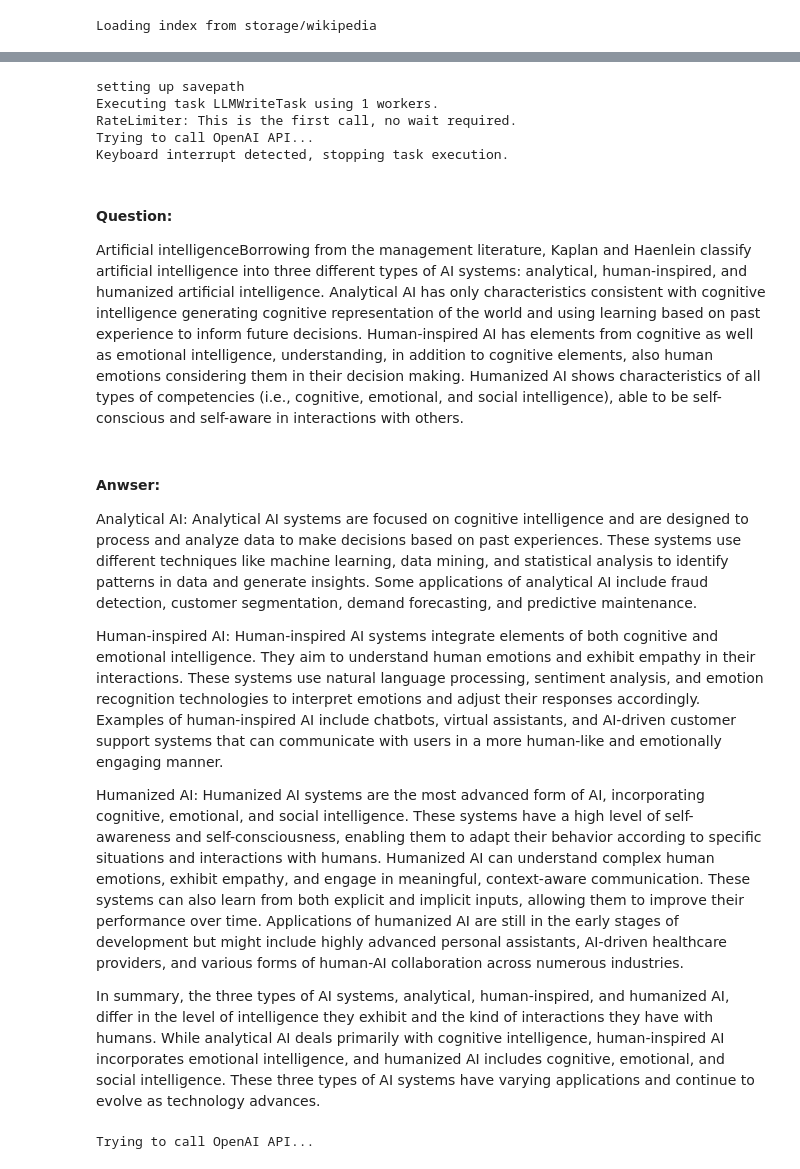
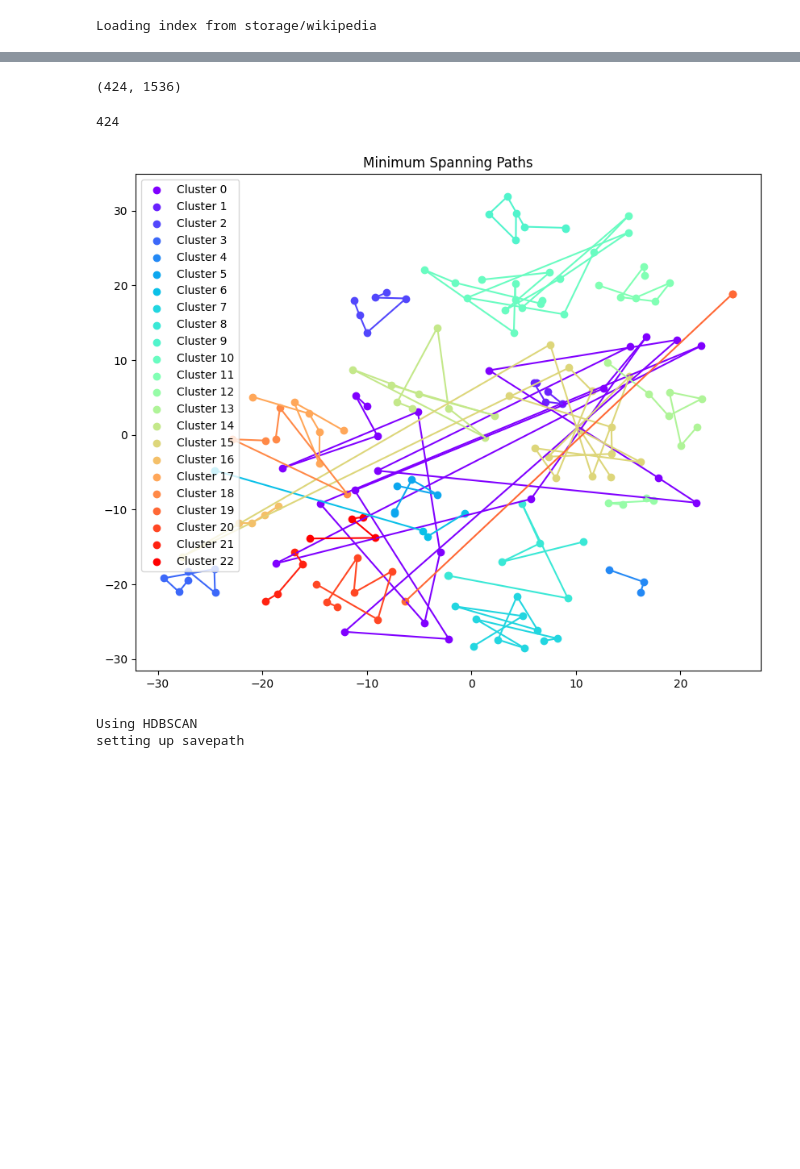
Before and after one commit to Neural-Dragon-AI/BabyDragon, a Jupyter notebook: notebooks/perspective_ideation.ipynb, the cells around one changed output, grey strips where cells are left out. Drawn from its saved outputs; the diff is of its cells as text; code cells hidden in the pictures; blank space fills up the shorter version.

```diff
--- a/notebooks/perspective_ideation.ipynb
+++ b/notebooks/perspective_ideation.ipynb
@@ -179,6 +174,13 @@ gathered_docs = []
 token_count = 0
 for idea in ideas:
     token_count += idea["returned_tokens"]
+# %%
+import tiktoken
+
+ADA_EMBEDDING_SIZE = 1536
+MAX_CONTEXT_LENGTH = 8100
+
+tokenizer = tiktoken.encoding_for_model("gpt-3.5-turbo")
 # %%
 import numpy as np
 import hdbscan
@@ -278,43 +312,15 @@ Batch 0 of 1
 Clusters created successfully.
+# %%
+idea_cluster.idea_index.embeddings.shape
+# %% [output]
+(424, 1536)
+# %%
+len((idea_cluster.idea_index.values))
+# %% [output]
+424
 # %%
 idea_cluster.create_minimum_spanning_paths()
-# %%
-from babydragon.tasks.llm_task import LLMWriter
-chatbot = Chat(model="gpt-4")
-
-# Iterate over the minimum spanning paths and generate summaries
-all_summaries = []
-for cluster_paths in idea_cluster.min_span_paths:
-    cluster_summaries = []
-    for path in cluster_paths:
-        llm_writer = LLMWriter(
-            index=idea_cluster.idea_index,
-            path=[path],
-            chatbot=chatbot,
-            task_name="summary",
-            max_workers=1,
-            backup=False,
-        )
-        summary_index = llm_writer.write()
-        cluster_summaries.append(summary_index.values)
-    all_summaries.append(cluster_summaries)
-# %% [output]
-setting up savepath
-Executing task LLMWriteTask using 1 workers.
-RateLimiter: This is the first call, no wait required.
-Trying to call OpenAI API...
-Keyboard interrupt detected, stopping task execution.
-#### Question:
- Artificial intelligenceBorrowing from the management literature, Kaplan and Haenlein classify artificial intelligence into three different types of AI systems: analytical, human-inspired, and humanized artificial intelligence. Analytical AI has only characteristics consistent with cognitive intelligence generating cognitive representation of the world and using learning based on past experience to inform future decisions. Human-inspired AI has elements from cognitive as well as emotional intelligence, understanding, in addition to cognitive elements, also human emotions considering them in their decision making. Humanized AI shows characteristics of all types of competencies (i.e., cognitive, emotional, and social intelligence), able to be self-conscious and self-aware in interactions with others.
- #### Anwser:
- Analytical AI:
-Analytical AI systems are focused on cognitive intelligence and are designed to process and analyze data to make decisions based on past experiences. These systems use different techniques like machine learning, data mining, and statistical analysis to identify patterns in data and generate insights. Some applications of analytical AI include fraud detection, customer segmentation, demand forecasting, and predictive maintenance.
-
-Human-inspired AI:
-Human-inspired AI systems integrate elements of both cognitive and emotional intelligence. They aim to understand human emotions and exhibit empathy in their interactions. These systems use natural language processing, sentiment analysis, and emotion recognition technologies to interpret emotions and adjust their responses accordingly. Examples of human-inspired AI include chatbots, virtual assistants, and AI-driven customer support systems that can communicate with users in a more human-like and emotionally engaging manner.
-
-Humanized AI:
-Humanized AI systems are the most advanced form of AI, incorporating cognitive, emotional, and social intelligence. These systems have a high level of self-awareness and self-consciousness, enabling them to adapt their behavior according to specific situations and interactions with humans. Humanized AI can understand complex human emotions, exhibit empathy, and engage in meaningful, context-aware communication. These systems can also learn from both explicit and implicit inputs, allowing them to improve their performance over time. Applications of humanized AI are still in the early stages of development but might include highly advanced personal assistants, AI-driven healthcare providers, and various forms of human-AI collaboration across numerous industries.
-
-In summary, the three types of AI systems, analytical, human-inspired, and humanized AI, differ in the level of intelligence they exhibit and the kind of interactions they have with humans. While analytical AI deals primarily with cognitive intelligence, human-inspired AI incorporates emotional intelligence, and humanized AI includes cognitive, emotional, and social intelligence. These three types of AI systems have varying applications and continue to evolve as technology advances.
-Trying to call OpenAI API...
+# %%
+idea_cluster.plot_embeddings_with_path()
+# %% [output]
+[figure, added]
@@ -320,0 +339,13 @@ Trying to call OpenAI API...
+# %%
+multi_kernel_task = MultiKernelTask(
+    memory_kernel_dict=multi_kernel_dict,
+    chatbot= chatbot,
+    parent_kernel_label="idea_index",
+    child_kernel_label="idea_index_summary",
+    system_prompt=summary_prompt,
+    clustering_method="HDBSCAN",
+    path_group={'idea_index': idea_cluster.min_span_paths},
+)
+# %% [output]
+Using HDBSCAN
+setting up savepath
```
Also changed, not shown: parts of 8 cells of this notebook.
